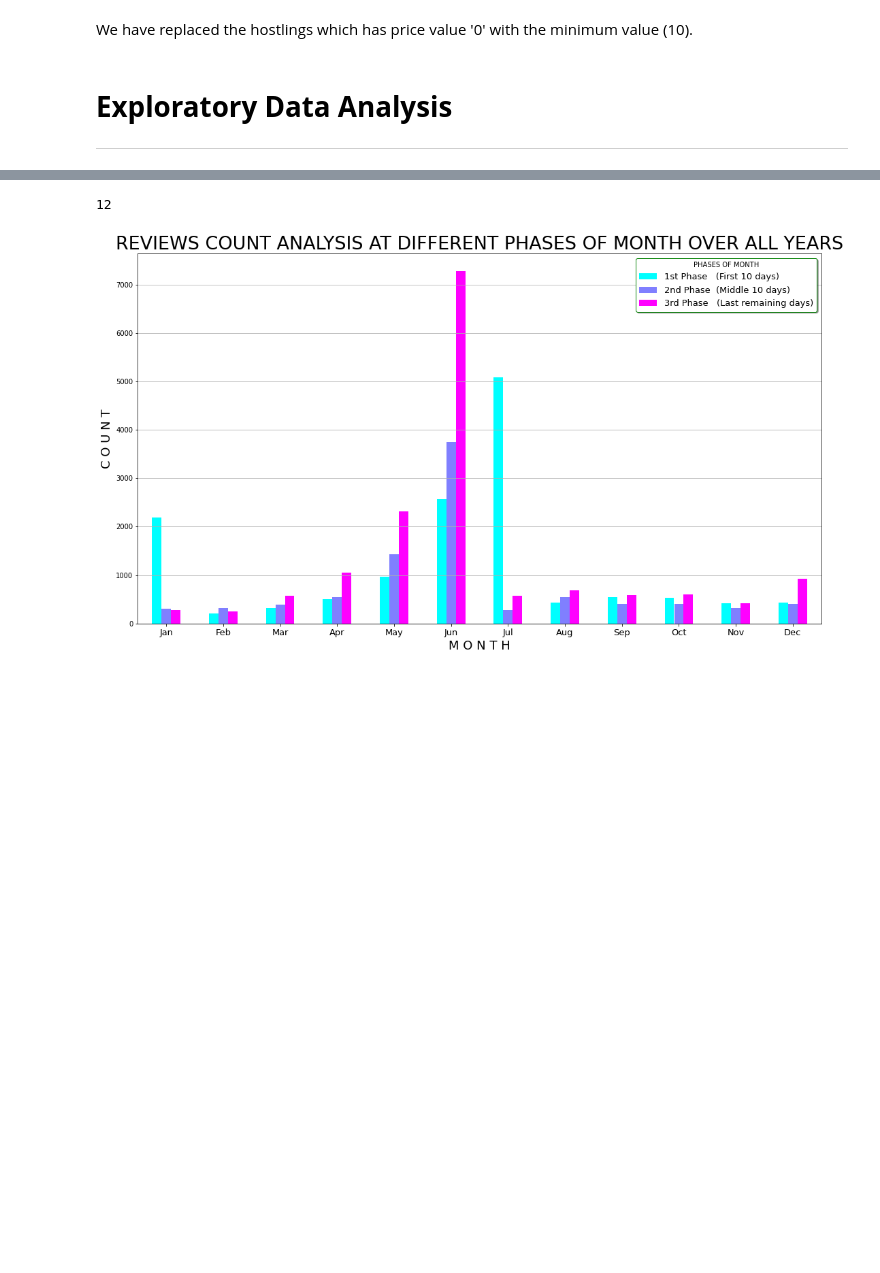
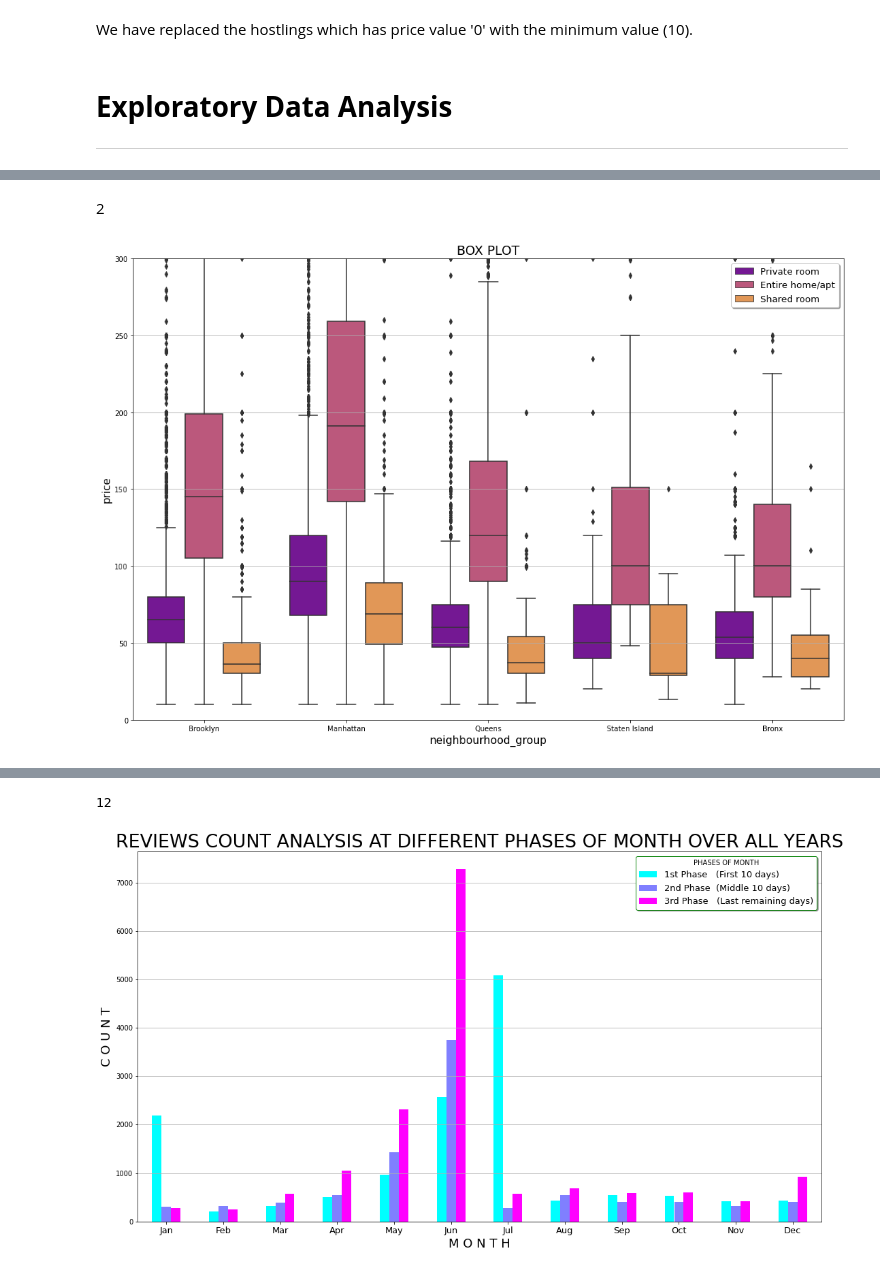
Before and after one commit to Tauseef-09/Airbnb_EDA_Project, a Jupyter notebook: Airbnb_individual_notebook.ipynb, the cells around one changed output, grey strips where cells are left out. Cells and saved outputs as stored; diff of their text form; code cells hidden in the pictures; blank space fills up the shorter version.

```diff
--- a/Airbnb_individual_notebook.ipynb
+++ b/Airbnb_individual_notebook.ipynb
@@ -168,0 +239,25 @@ We have replaced the hostlings which has price value '0' with the minimum value
+# %% [markdown]
+2
+# %%
+# Copying data into another variable
+
+df2 = df
+
+# Plotting box plot
+
+plt.figure(figsize = (18, 12))
+sns.boxplot(x = df2['neighbourhood_group'],
+            y = df2['price'],
+            hue = df2['room_type'],
+            palette = 'plasma')
+
+plt.title('BOX PLOT', fontsize = 18)
+plt.ylim([0, 300])
+plt.grid(axis = 'y')
+plt.xlabel('neighbourhood_group', fontsize = 15)
+plt.ylabel('price', fontsize = 15)
+plt.legend(loc = 'upper right',fontsize = 13, shadow = True)
+
+plt.show()
+# %% [output]
+[figure, added]
```
Also changed, not shown: parts of 19 cells of this notebook.
